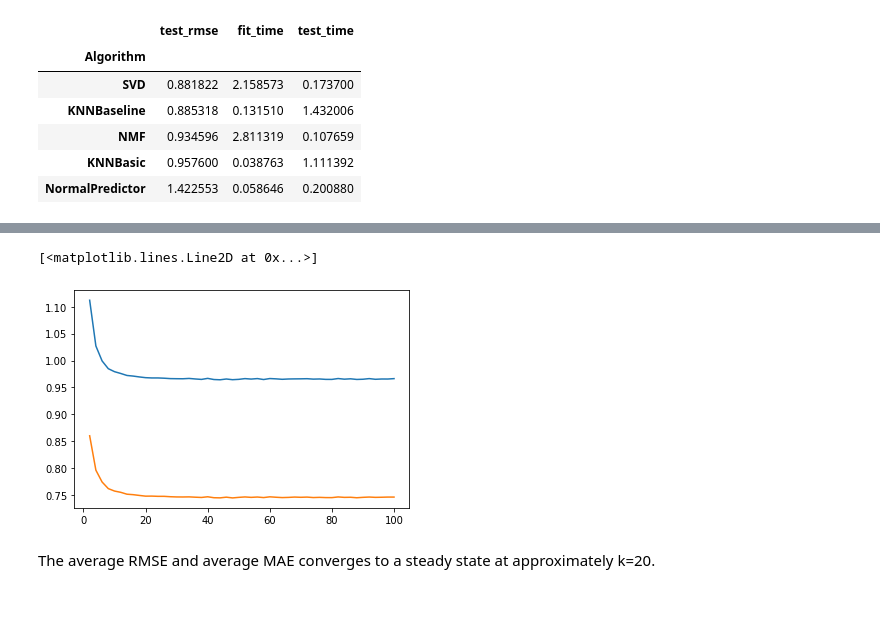
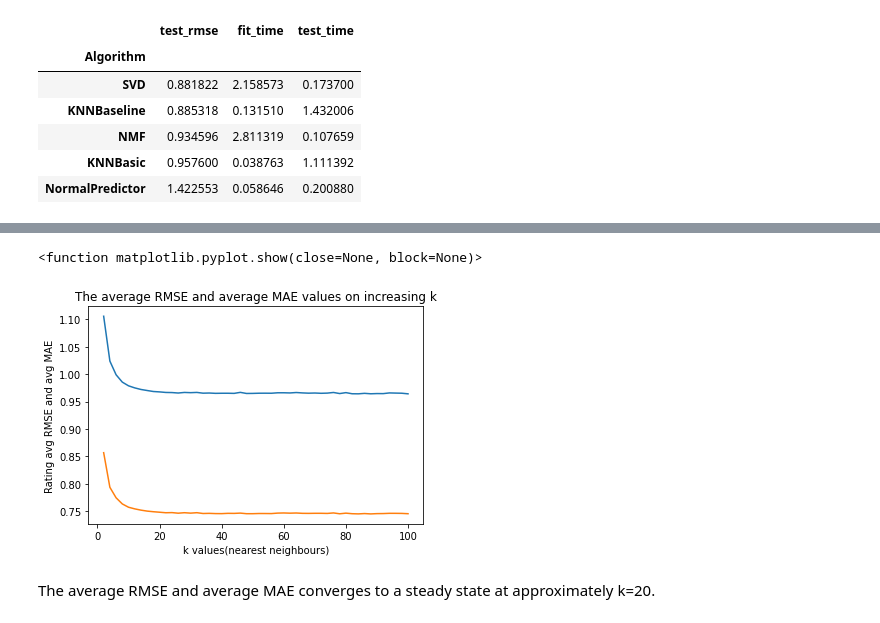
Before and after one commit to zhz03/ECE219_data_mining_project, a Jupyter notebook: Project_3/Project3_sp.ipynb, the cells around one changed output, grey strips where cells are left out. Cells and saved outputs as stored; diff of their text form; code cells hidden in the pictures.

```diff
--- a/Project_3/Project3_sp.ipynb
+++ b/Project_3/Project3_sp.ipynb
@@ -205,11 +205,14 @@ Test time         0.44    0.45    0.44    0.45    0.51    0.45    0.47    0.46
 # %%
 klist = np.linspace(2, 100, 50 )
 plt.plot(klist, np.array(results_rmse))
+plt.plot(klist, np.array(results_mae))
+plt.ylabel('Rating avg RMSE and avg MAE')
+plt.xlabel('k values(nearest neighbours)')
+plt.title('The average RMSE and average MAE values on increasing k')
 plt.show
-plt.plot(klist, np.array(results_mae))
 # %% [output]
-[<matplotlib.lines.Line2D at 0x...>]
+<function matplotlib.pyplot.show(close=None, block=None)>
-[figure, old version]
+[figure, new version]
 # %%
 import pickle
 
```
Also changed, not shown: parts of 9 cells of this notebook.
